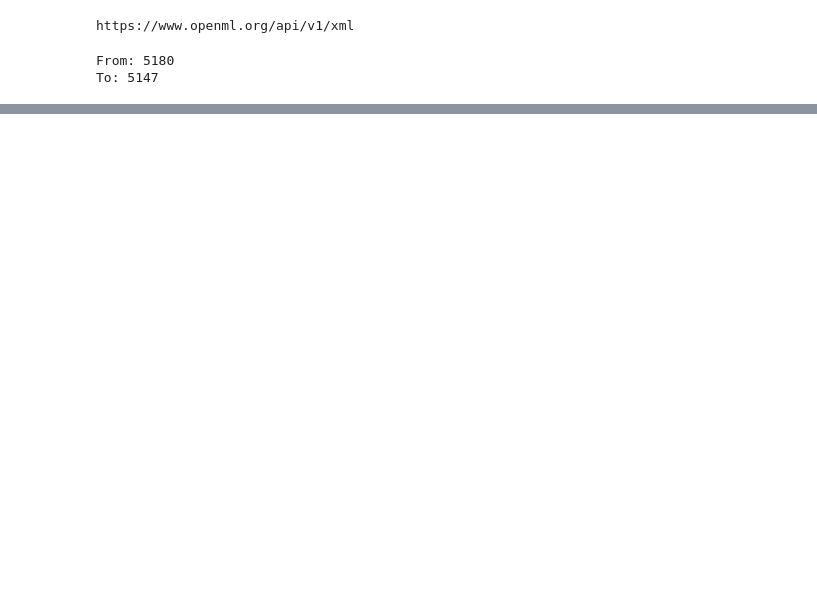
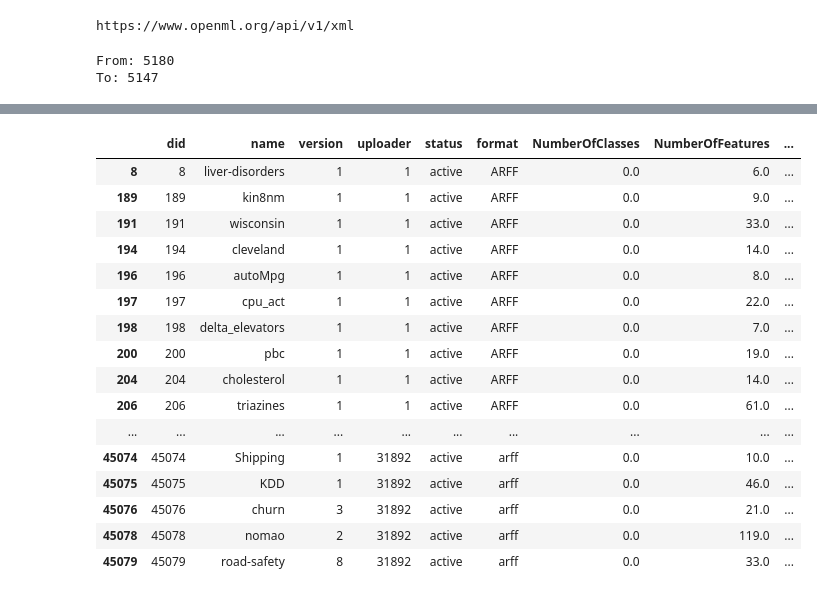
Before and after one commit to WmWessels/MasterThesis, a Jupyter notebook: GetOpenMLTaskIDs_regr.ipynb, the cells around one changed output, grey strips where cells are left out. Cells and saved outputs as stored; diff of their text form; code cells hidden in the pictures; blank space fills up the shorter version.

Commit message:
refactor meta features, finished code for dataset selection

```diff
--- a/GetOpenMLTaskIDs_regr.ipynb
+++ b/GetOpenMLTaskIDs_regr.ipynb
@@ -286,7 +284,3 @@ OrderedDict([(8,
 # df = pd.DataFrame(manually_look_at)
 # with open("manual_check.csv", "w") as fh:
 #    fh.write(df.to_csv())
-# %%
-#filter all_datasets as frame such that the name contains IEEE80211aa-GATS
-pd.set_option('display.max_rows', 87)
-all_datasets_as_frame[all_datasets_as_frame['name'].str.startswith("Meta_Album")]
@@ -640,0 +459,22 @@ WARNING:root:Received uncompressed content from OpenML for https://api.openml.or
+# %%
+pd.set_option('display.max_rows', None)
+# %%
+final
+# %% [output]
+|  | did | name | version | uploader | status | format | NumberOfClasses | NumberOfFeatures | ... |
+| 8 | 8 | liver-disorders | 1 | 1 | active | ARFF | 0.0 | 6.0 | ... |
+| 189 | 189 | kin8nm | 1 | 1 | active | ARFF | 0.0 | 9.0 | ... |
+| 191 | 191 | wisconsin | 1 | 1 | active | ARFF | 0.0 | 33.0 | ... |
+| 194 | 194 | cleveland | 1 | 1 | active | ARFF | 0.0 | 14.0 | ... |
+| 196 | 196 | autoMpg | 1 | 1 | active | ARFF | 0.0 | 8.0 | ... |
+| 197 | 197 | cpu_act | 1 | 1 | active | ARFF | 0.0 | 22.0 | ... |
+| 198 | 198 | delta_elevators | 1 | 1 | active | ARFF | 0.0 | 7.0 | ... |
+| 200 | 200 | pbc | 1 | 1 | active | ARFF | 0.0 | 19.0 | ... |
+| 204 | 204 | cholesterol | 1 | 1 | active | ARFF | 0.0 | 14.0 | ... |
+| 206 | 206 | triazines | 1 | 1 | active | ARFF | 0.0 | 61.0 | ... |
+| ... | ... | ... | ... | ... | ... | ... | ... | ... | ... |
+| 45074 | 45074 | Shipping | 1 | 31892 | active | arff | 0.0 | 10.0 | ... |
+| 45075 | 45075 | KDD | 1 | 31892 | active | arff | 0.0 | 46.0 | ... |
+| 45076 | 45076 | churn | 3 | 31892 | active | arff | 0.0 | 21.0 | ... |
+| 45078 | 45078 | nomao | 2 | 31892 | active | arff | 0.0 | 119.0 | ... |
+| 45079 | 45079 | road-safety | 8 | 31892 | active | arff | 0.0 | 33.0 | ... |
```
Also changed, not shown: parts of 21 cells of this notebook, 11 other files.
